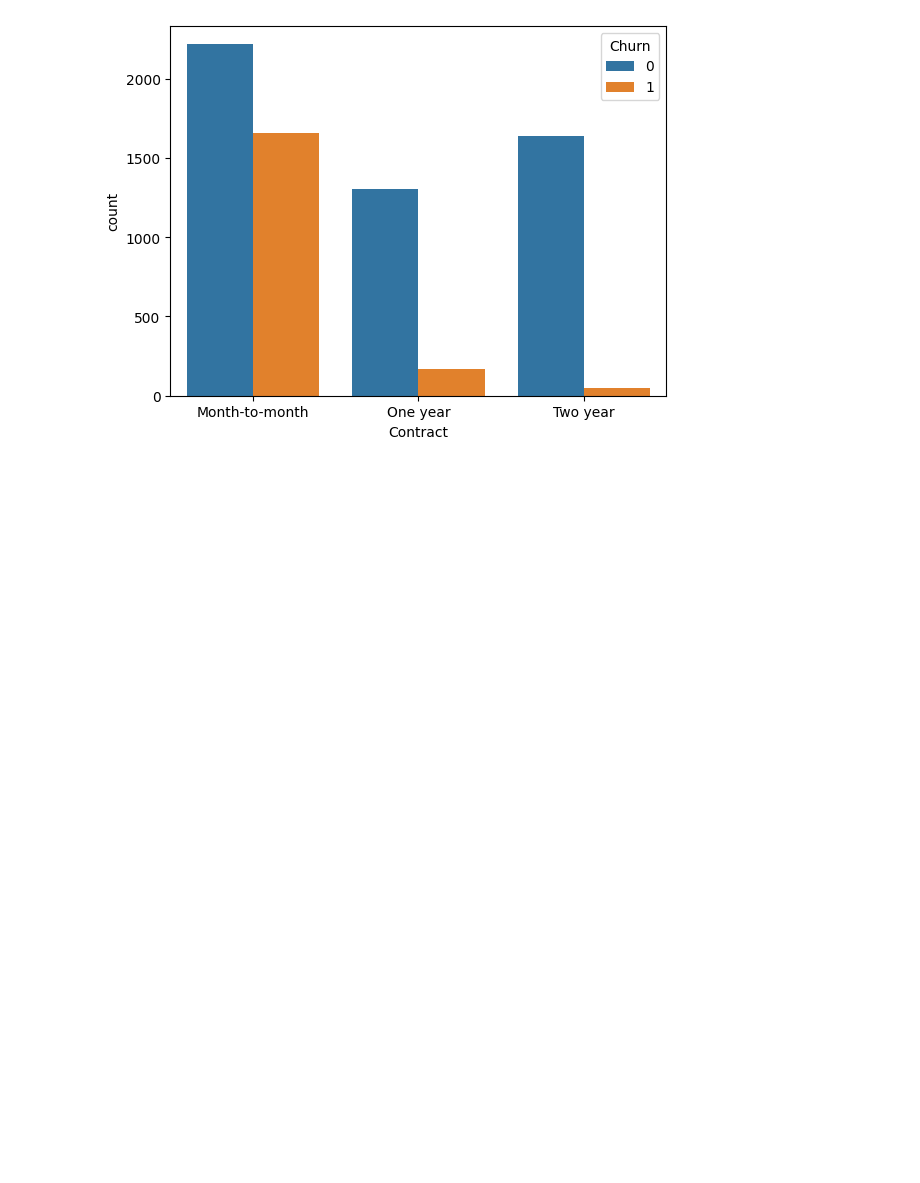
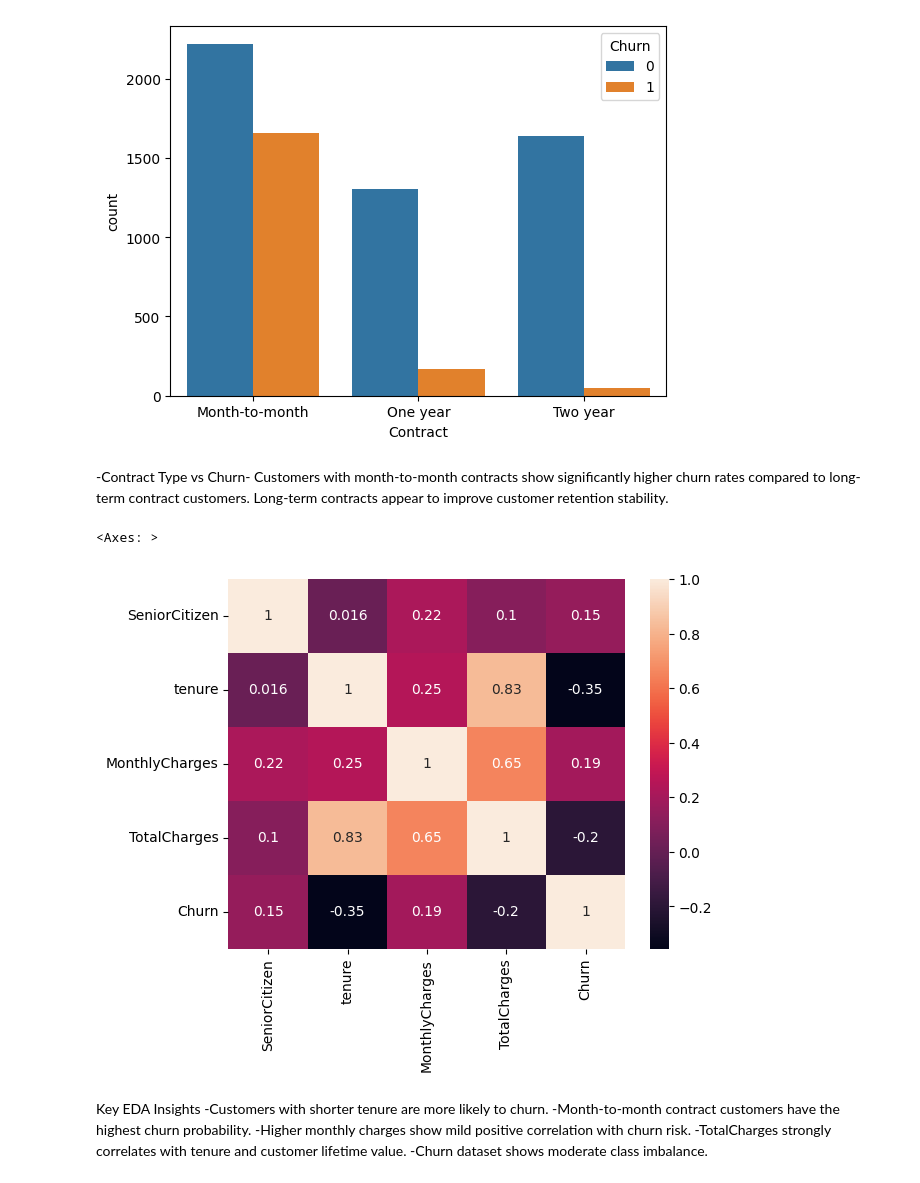
Before and after one commit to PrathamDhattarwal/CustomerChurnProject, a Jupyter notebook: notebooks/3_EDA.ipynb, the cells around one changed output. Cells and saved outputs as stored; diff of their text form; code cells hidden in the pictures; blank space fills up the shorter version.

```diff
--- a/notebooks/3_EDA.ipynb
+++ b/notebooks/3_EDA.ipynb
@@ -30,3 +51,20 @@ sns.countplot(x='Contract', hue='Churn', data=df)
 # %% [output]
 <Axes: xlabel='Contract', ylabel='count'>
 [figure]
+# %% [markdown]
+-Contract Type vs Churn-
+    Customers with month-to-month contracts show significantly higher churn rates compared to long-term contract customers.
+    Long-term contracts appear to improve customer retention stability.
+# %%
+numeric_df = df.select_dtypes(include=['int64', 'float64'])
+sns.heatmap(numeric_df.corr(), annot=True)
+# %% [output]
+<Axes: >
+[figure, added]
+# %% [markdown]
+Key EDA Insights
+    -Customers with shorter tenure are more likely to churn.
+    -Month-to-month contract customers have the highest churn probability.
+    -Higher monthly charges show mild positive correlation with churn risk.
+    -TotalCharges strongly correlates with tenure and customer lifetime value.
+    -Churn dataset shows moderate class imbalance.
```
Also changed, not shown: parts of 5 cells of this notebook.
